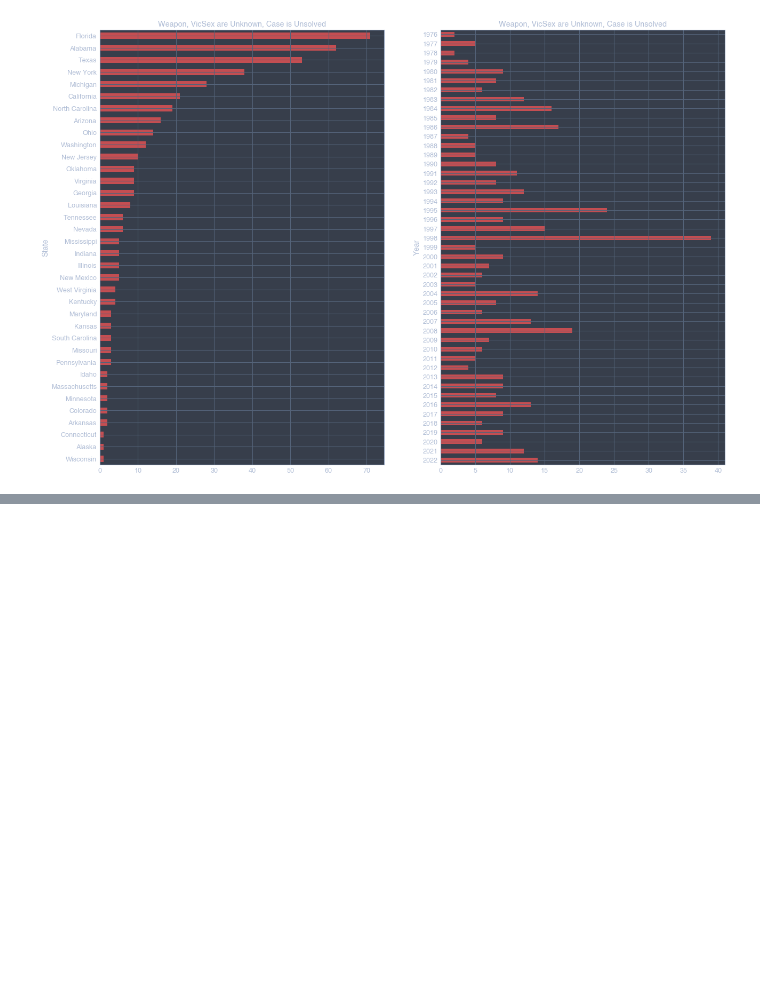
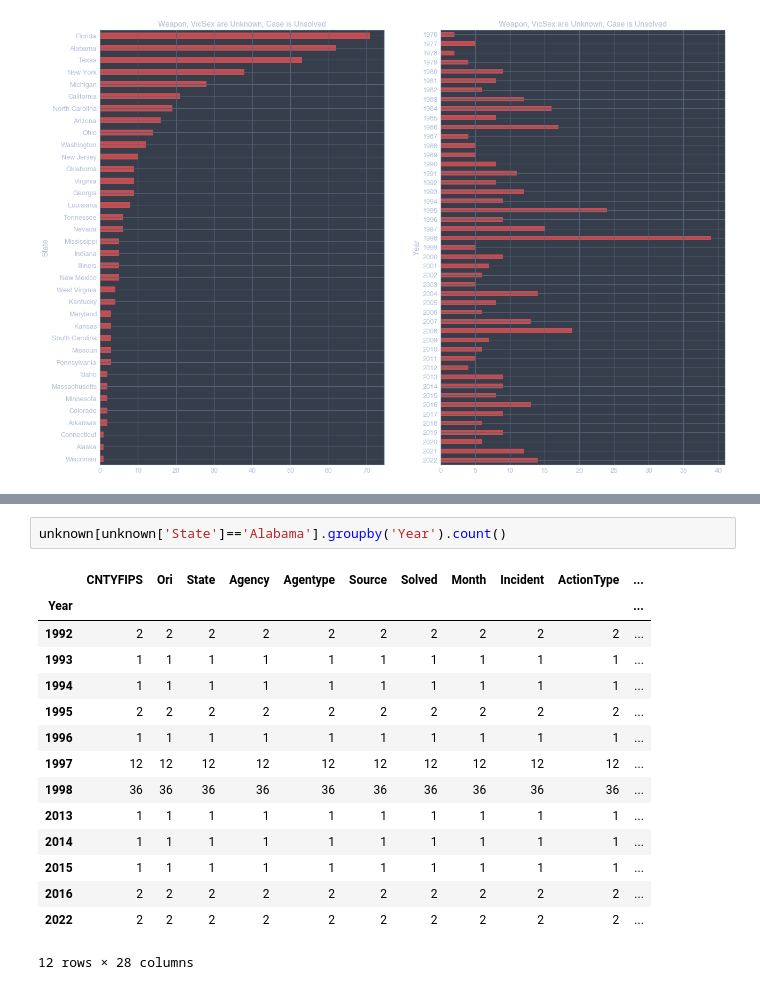
Before and after one commit to fadeeva/weird_projects, a Jupyter notebook: Serial_Killers/Data_from_MAP_II.ipynb, the cells around one changed output, grey strips where cells are left out. Drawn from its saved outputs; the diff is of its cells as text; blank space fills up the shorter version.

```diff
--- a/Serial_Killers/Data_from_MAP_II.ipynb
+++ b/Serial_Killers/Data_from_MAP_II.ipynb
@@ -184,0 +209,18 @@ Text(0.5, 1.0, 'Weapon, VicSex are Unknown, Case is Unsolved')
+# %%
+unknown[unknown['State']=='Alabama'].groupby('Year').count()
+# %% [output]
+|  | CNTYFIPS | Ori | State | Agency | Agentype | Source | Solved | Month | Incident | ActionType | ... |
+| Year |  |  |  |  |  |  |  |  |  |  | ... |
+| 1992 | 2 | 2 | 2 | 2 | 2 | 2 | 2 | 2 | 2 | 2 | ... |
+| 1993 | 1 | 1 | 1 | 1 | 1 | 1 | 1 | 1 | 1 | 1 | ... |
+| 1994 | 1 | 1 | 1 | 1 | 1 | 1 | 1 | 1 | 1 | 1 | ... |
+| 1995 | 2 | 2 | 2 | 2 | 2 | 2 | 2 | 2 | 2 | 2 | ... |
+| 1996 | 1 | 1 | 1 | 1 | 1 | 1 | 1 | 1 | 1 | 1 | ... |
+| 1997 | 12 | 12 | 12 | 12 | 12 | 12 | 12 | 12 | 12 | 12 | ... |
+| 1998 | 36 | 36 | 36 | 36 | 36 | 36 | 36 | 36 | 36 | 36 | ... |
+| 2013 | 1 | 1 | 1 | 1 | 1 | 1 | 1 | 1 | 1 | 1 | ... |
+| 2014 | 1 | 1 | 1 | 1 | 1 | 1 | 1 | 1 | 1 | 1 | ... |
+| 2015 | 1 | 1 | 1 | 1 | 1 | 1 | 1 | 1 | 1 | 1 | ... |
+| 2016 | 2 | 2 | 2 | 2 | 2 | 2 | 2 | 2 | 2 | 2 | ... |
+| 2022 | 2 | 2 | 2 | 2 | 2 | 2 | 2 | 2 | 2 | 2 | ... |
+12 rows × 28 columns
```
Also changed, not shown: parts of 6 cells of this notebook.
